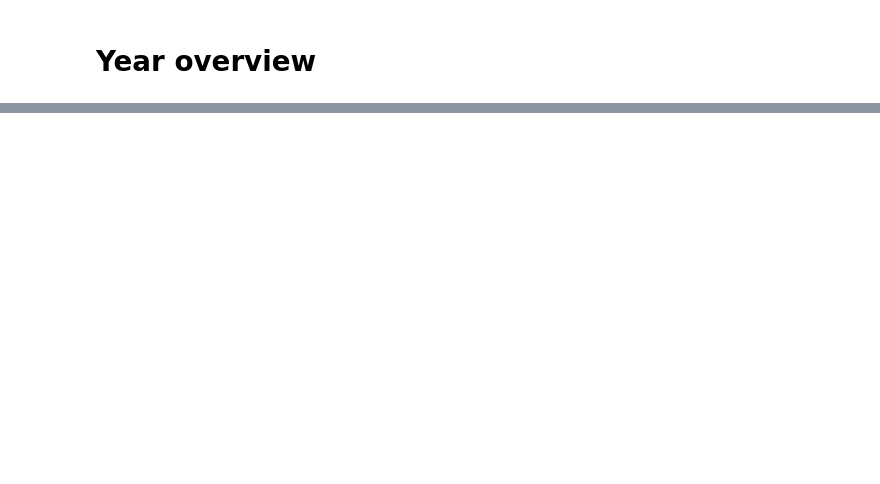
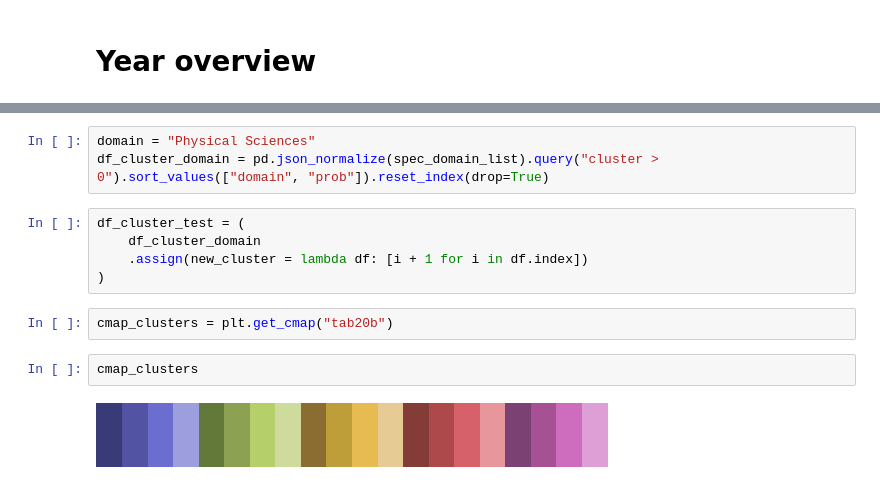
Before and after one commit to irivorobey/geoTopics, a Jupyter notebook: irina/mapping_analysis.ipynb, the cells around one changed output, grey strips where cells are left out. Cells and saved outputs as stored; diff of their text form; blank space fills up the shorter version.

Commit message:
plots plus specialisation

```diff
--- a/irina/mapping_analysis.ipynb
+++ b/irina/mapping_analysis.ipynb
@@ -507,0 +553,14 @@ uf.plot_heatmap(df_spec, df_spec.columns, df_spec.index, line_height=10,
+# %%
+domain = "Physical Sciences"
+df_cluster_domain = pd.json_normalize(spec_domain_list).query("cluster > 0").sort_values(["domain", "prob"]).reset_index(drop=True)
+# %%
+df_cluster_test = (
+    df_cluster_domain
+    .assign(new_cluster = lambda df: [i + 1 for i in df.index])
+)
+# %%
+cmap_clusters = plt.get_cmap("tab20b")
+# %%
+cmap_clusters
+# %% [output]
+[figure, added]
```
Also changed, not shown: parts of 61 cells of this notebook, 5 other files.
